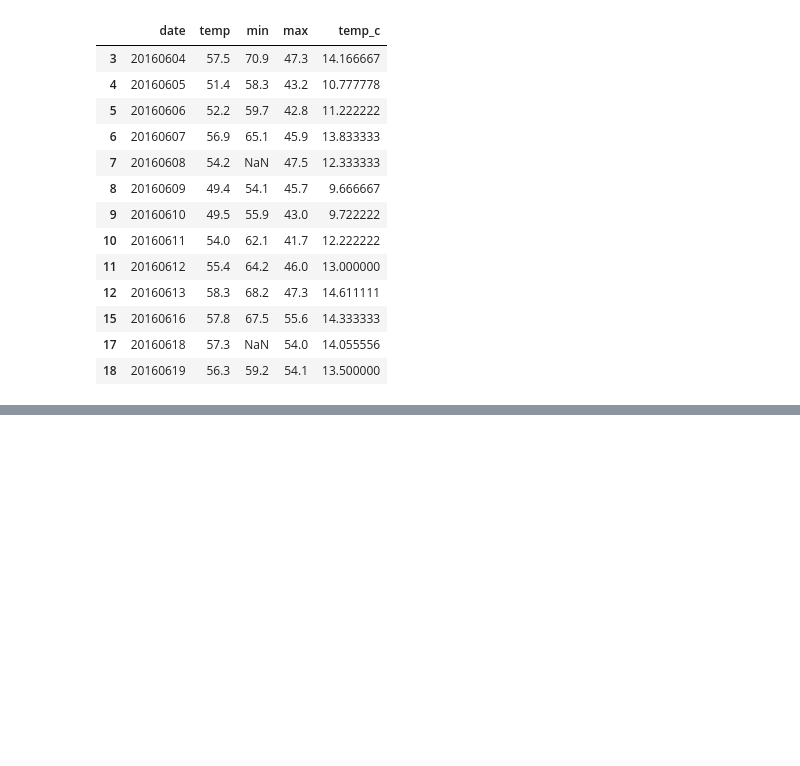
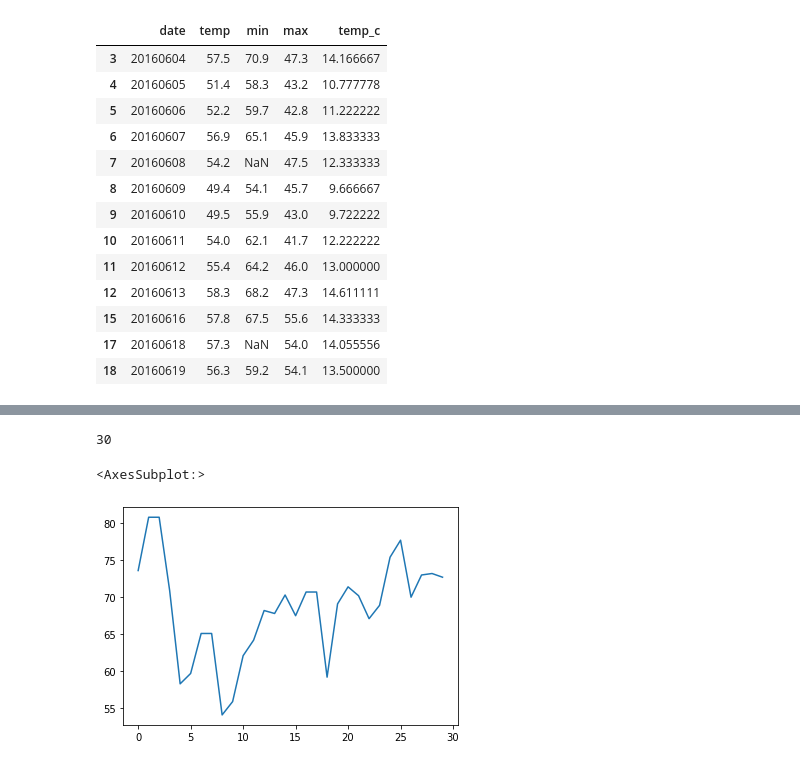
Before and after one commit to manna3iqatar/training, a Jupyter notebook: day-4.ipynb, the cells around one changed output, grey strips where cells are left out. Cells and saved outputs as stored; diff of their text form; code cells hidden in the pictures; blank space fills up the shorter version.

```diff
--- a/day-4.ipynb
+++ b/day-4.ipynb
@@ -152,0 +187,4 @@ Name: temp_c, dtype: bool
+# %%
+df = df.fillna(method="ffill")
+# %%
+df["diff"]=df["max"]-df["min"]
@@ -152,0 +231,3 @@ Name: temp_c, dtype: bool
+# %%
+#round ??
+df["temp_c"]= df["temp_c"].round(1)
@@ -152,0 +254,4 @@ Name: temp_c, dtype: bool
+# %%
+len(df["date"].unique())
+# %% [output]
+30
@@ -152,0 +263,5 @@ Name: temp_c, dtype: bool
+# %%
+df['min'].plot()
+# %% [output]
+<AxesSubplot:>
+[figure, added]
```
Also changed, not shown: parts of 13 cells of this notebook, 6 other files.
